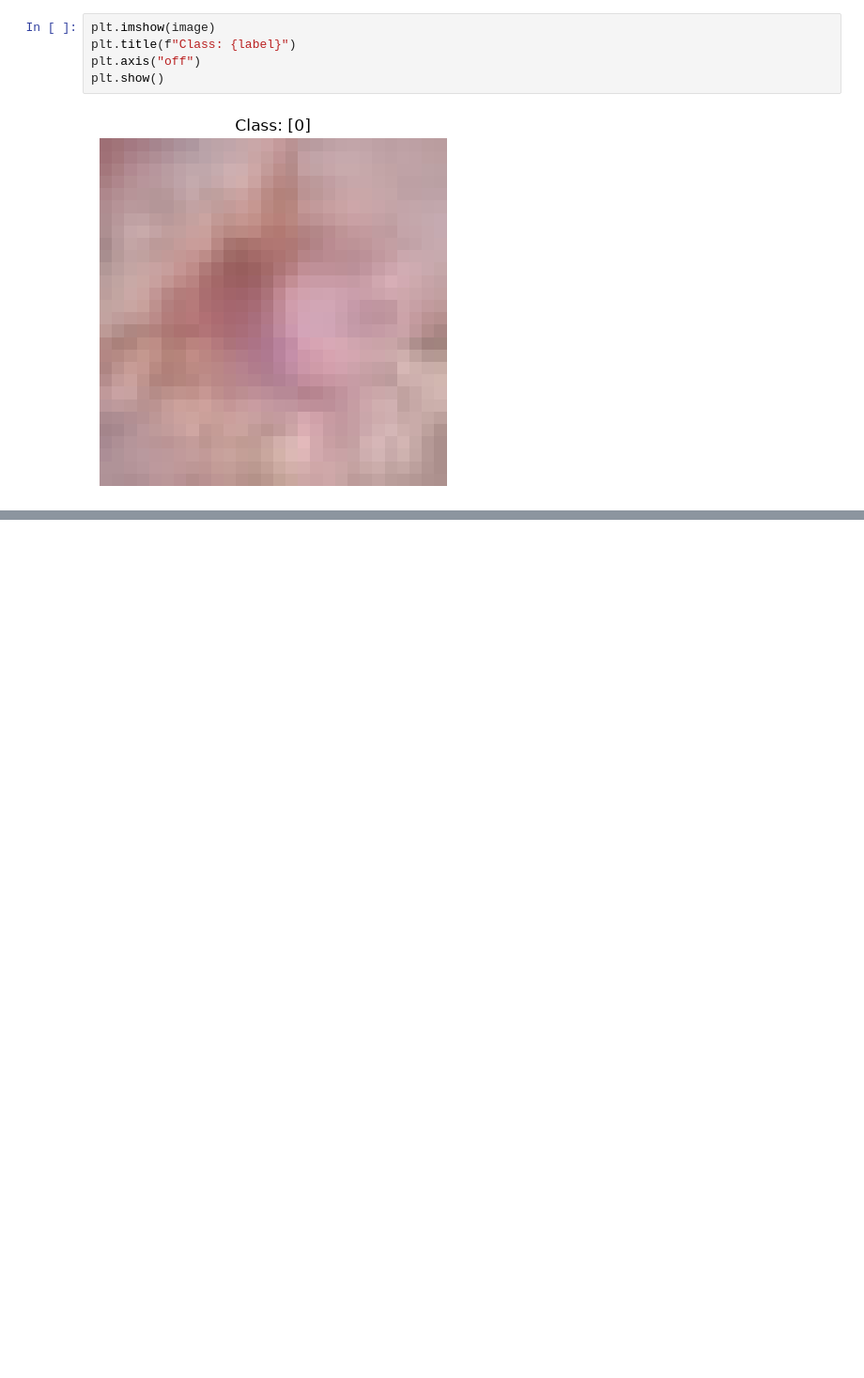
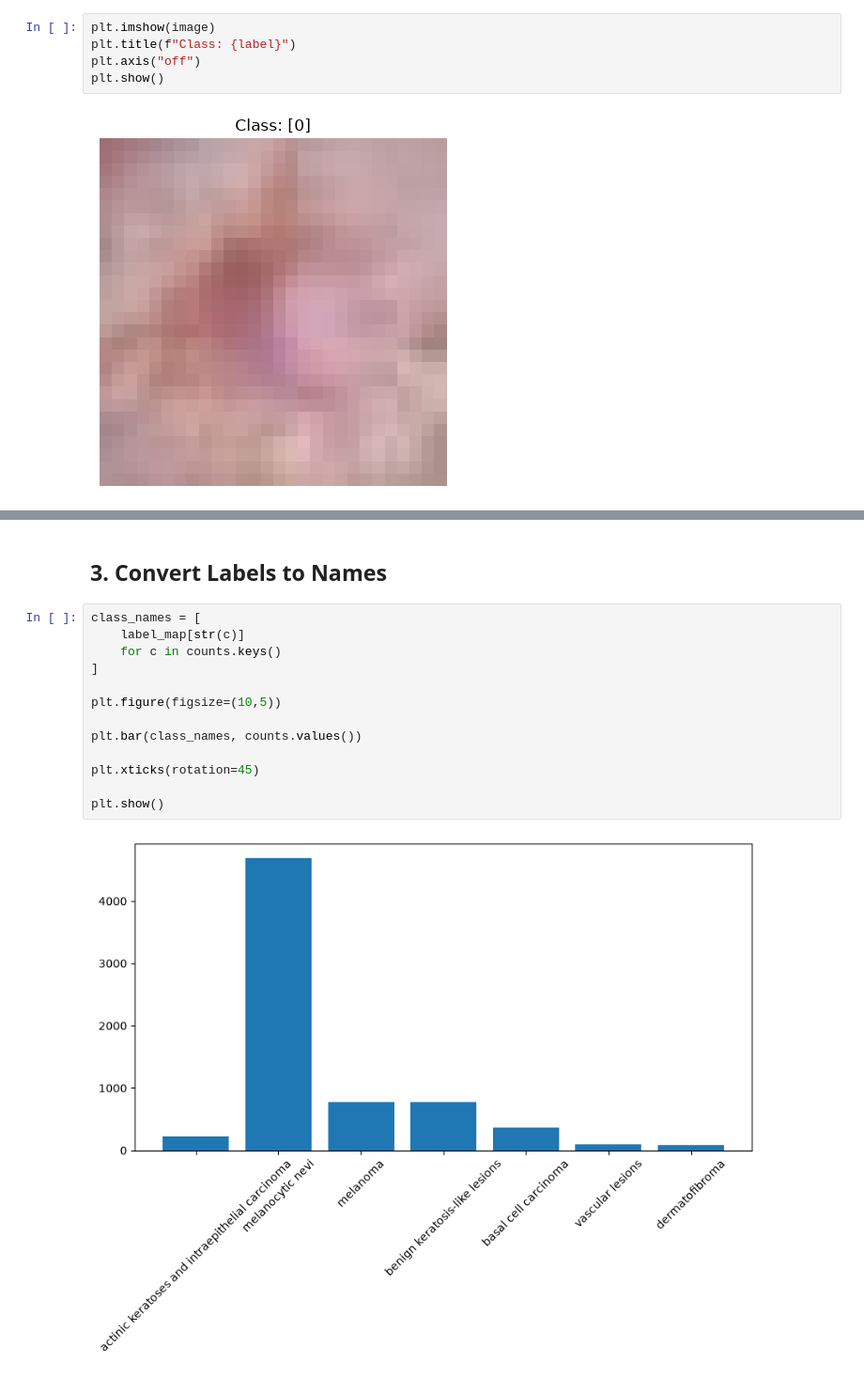
Before and after one commit to mohosina-lab/skin-lesion-classification, a Jupyter notebook: notebooks/01_dataset_exploration.ipynb, the cells around one changed output, grey strips where cells are left out. Shown at 94% size. Saved outputs shown, nothing was run; the diff lists cells and outputs as text; blank space fills up the shorter version.

```diff
--- a/notebooks/01_dataset_exploration.ipynb
+++ b/notebooks/01_dataset_exploration.ipynb
@@ -39,0 +108,17 @@ plt.show()
+# %% [markdown]
+## 3. Convert Labels to Names
+# %%
+class_names = [
+    label_map[str(c)]
+    for c in counts.keys()
+]
+
+plt.figure(figsize=(10,5))
+
+plt.bar(class_names, counts.values())
+
+plt.xticks(rotation=45)
+
+plt.show()
+# %% [output]
+[figure, added]
```
Also changed, not shown: parts of 23 cells of this notebook.
